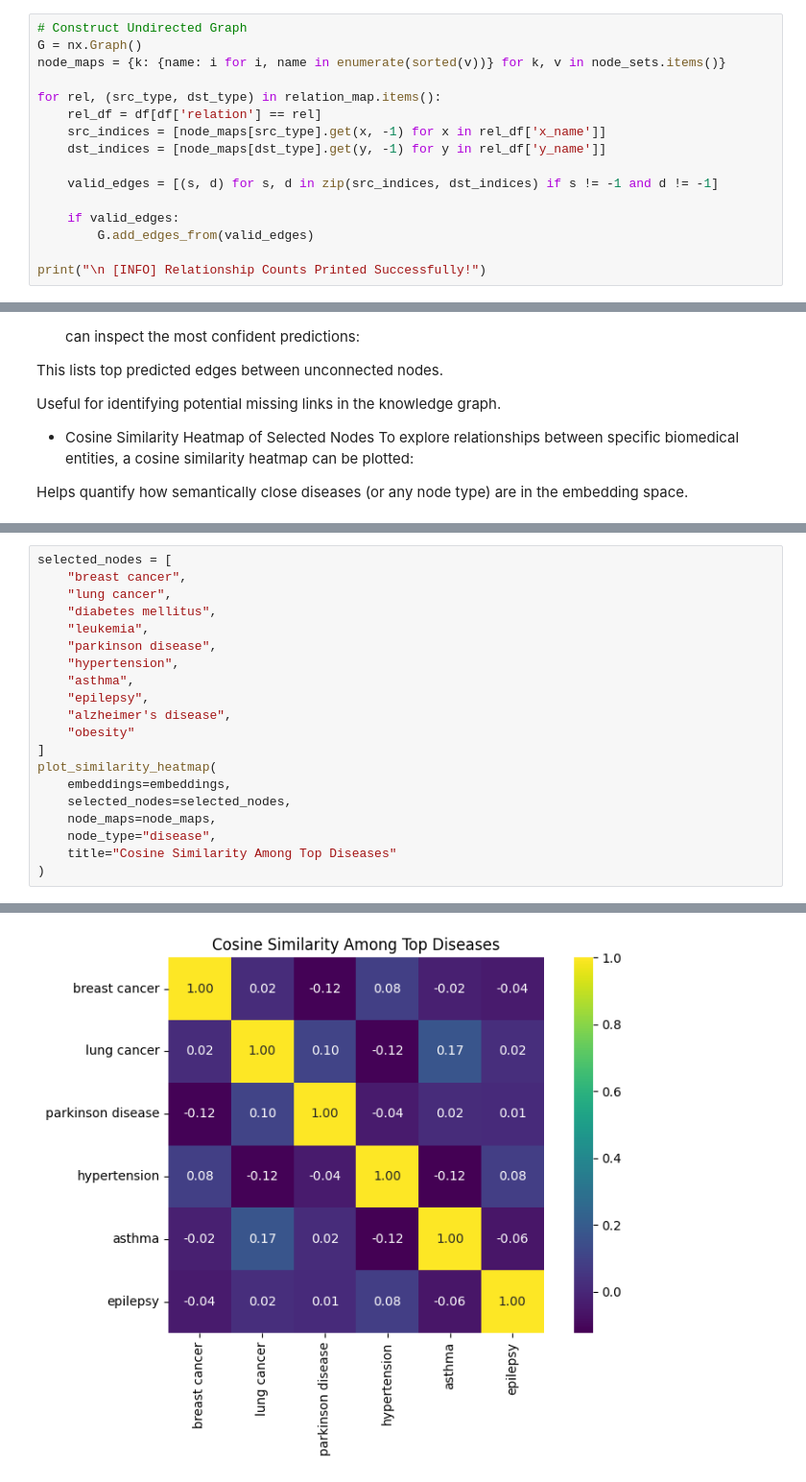
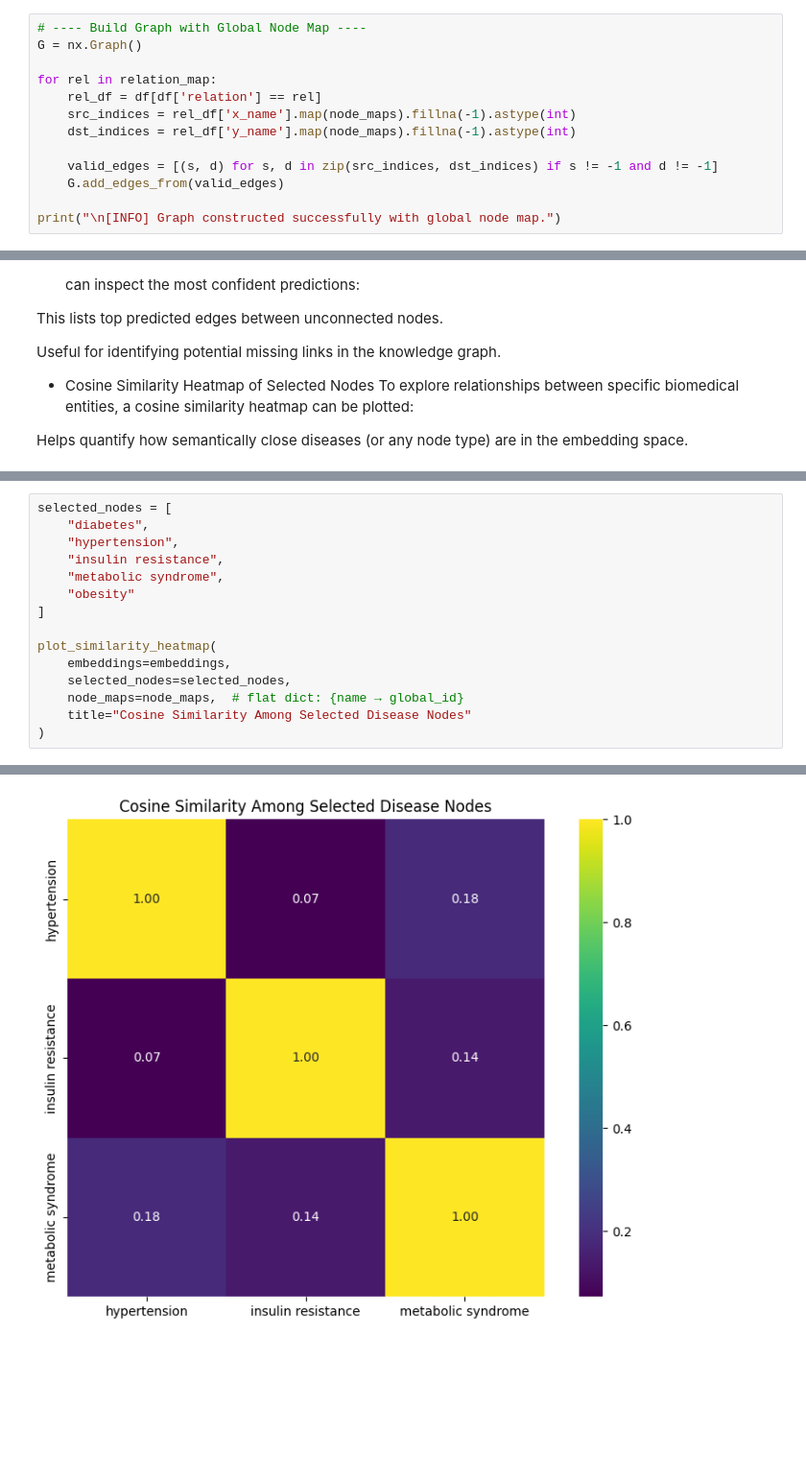
Before and after one commit to amulya-prasad/XplainMD, a Jupyter notebook: Notebooks/XplainMD_Training_with_ML_models_Part2.ipynb, the cells around one changed output, grey strips where cells are left out. Shown at 96% size. Drawn from its saved outputs; the diff is of its cells as text; blank space fills up the shorter version.

Commit message:
Update: Improved Part 1 visualization and Part 2 ML training pipeline

```diff
--- a/Notebooks/XplainMD_Training_with_ML_models_Part2.ipynb
+++ b/Notebooks/XplainMD_Training_with_ML_models_Part2.ipynb
@@ -144,17 +155,14 @@ For each relation in the dataset (e.g., treats, causes), the code:
 # %%
-# Construct Undirected Graph
+# ---- Build Graph with Global Node Map ----
 G = nx.Graph()
-node_maps = {k: {name: i for i, name in enumerate(sorted(v))} for k, v in node_sets.items()}
 
-for rel, (src_type, dst_type) in relation_map.items():
+for rel in relation_map:
     rel_df = df[df['relation'] == rel]
-    src_indices = [node_maps[src_type].get(x, -1) for x in rel_df['x_name']]
-    dst_indices = [node_maps[dst_type].get(y, -1) for y in rel_df['y_name']]
+    src_indices = rel_df['x_name'].map(node_maps).fillna(-1).astype(int)
+    dst_indices = rel_df['y_name'].map(node_maps).fillna(-1).astype(int)
 
     valid_edges = [(s, d) for s, d in zip(src_indices, dst_indices) if s != -1 and d != -1]
+    G.add_edges_from(valid_edges)
 
-    if valid_edges:
-        G.add_edges_from(valid_edges)
-
-print("\n [INFO] Relationship Counts Printed Successfully!")
+print("\n[INFO] Graph constructed successfully with global node map.")
 # %% [output]
@@ -786,21 +862,16 @@ plot_embedding_projection(embeddings, labels)
 # %%
 selected_nodes = [
-    "breast cancer",
-    "lung cancer",
-    "diabetes mellitus",
-    "leukemia",
-    "parkinson disease",
+    "diabetes",
     "hypertension",
-    "asthma",
-    "epilepsy",
-    "alzheimer's disease",
+    "insulin resistance",
+    "metabolic syndrome",
     "obesity"
 ]
+
 plot_similarity_heatmap(
     embeddings=embeddings,
     selected_nodes=selected_nodes,
-    node_maps=node_maps,
-    node_type="disease",
-    title="Cosine Similarity Among Top Diseases"
+    node_maps=node_maps,  # flat dict: {name → global_id}
+    title="Cosine Similarity Among Selected Disease Nodes"
 )
 # %% [output]
@@ -808 +879 @@ plot_similarity_heatmap(
-[figure, old version]
+[figure, new version]
```
Also changed, not shown: parts of 20 cells of this notebook, 1 other file.
